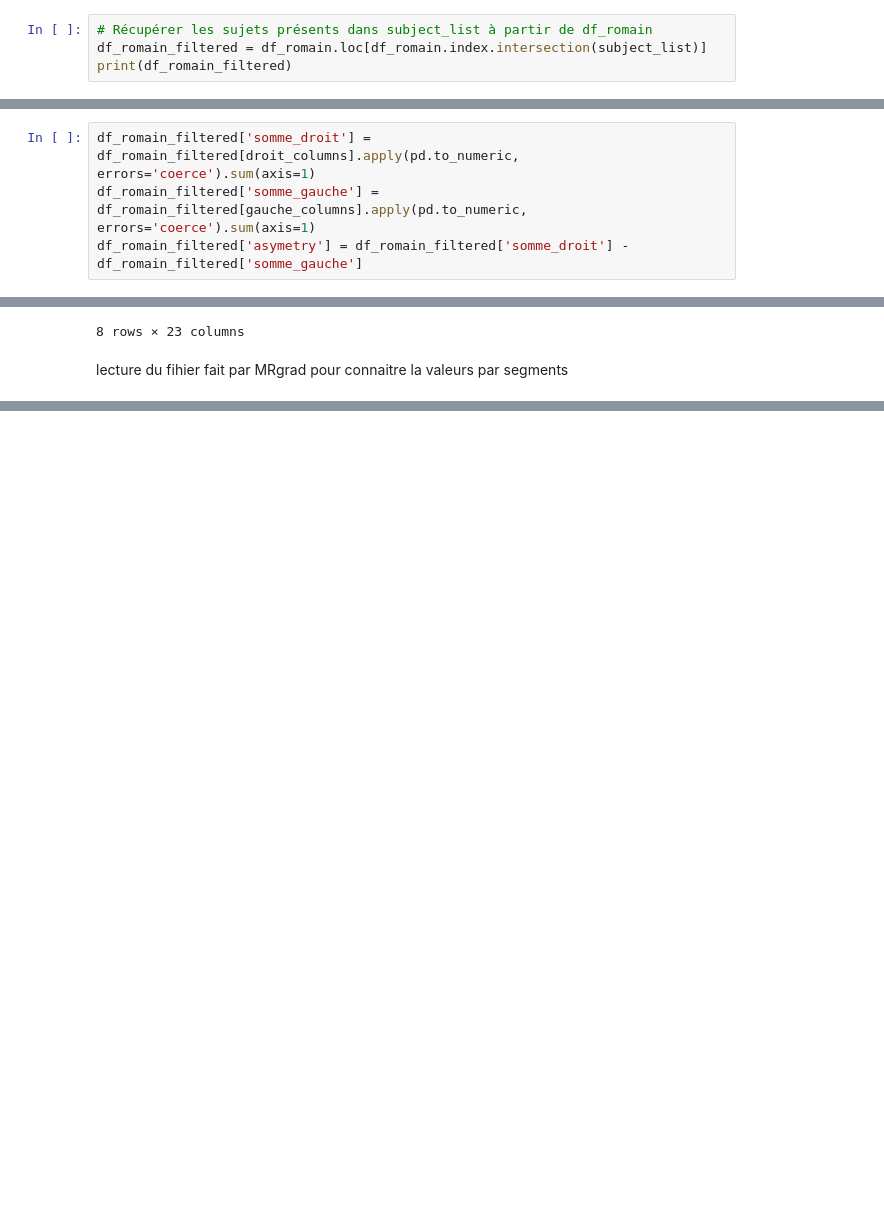
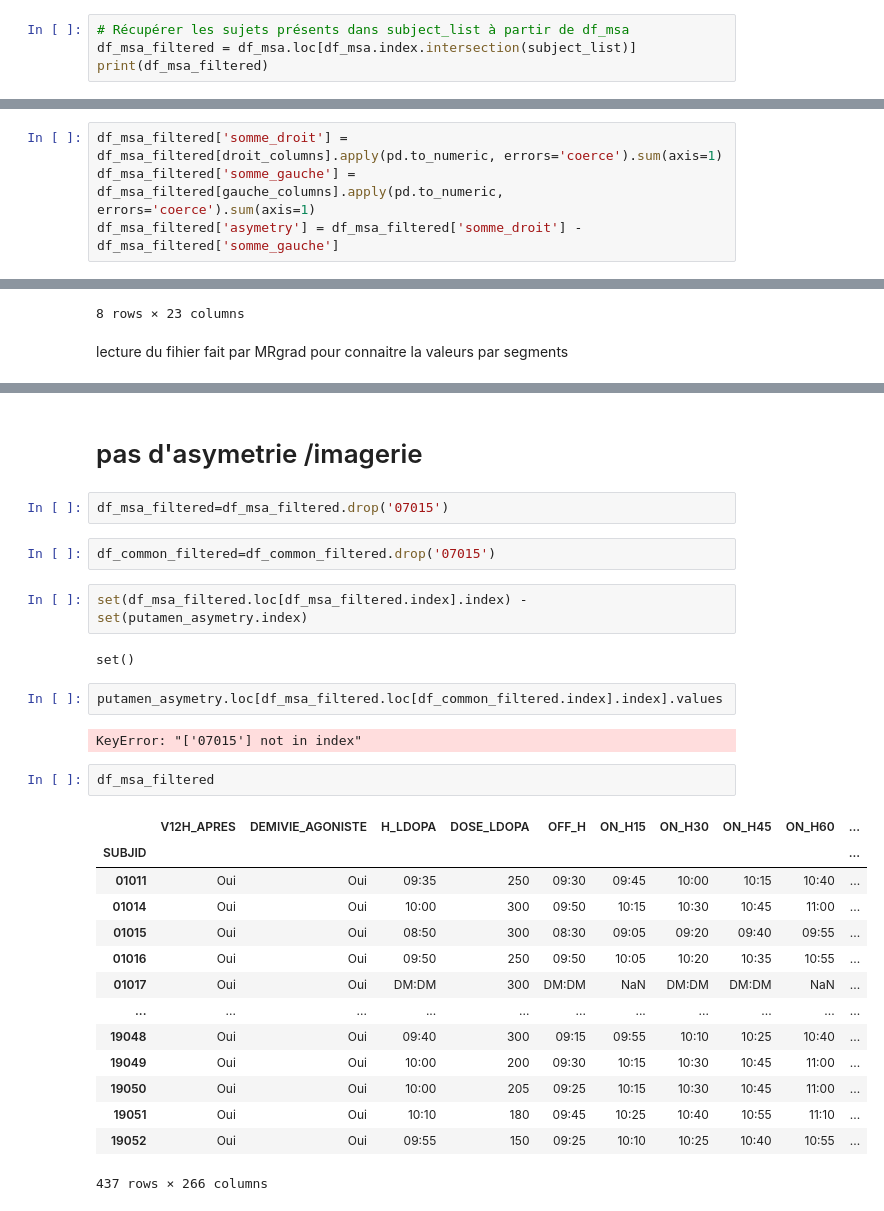
Before and after one commit to RomainViardLille/LiiFE, a Jupyter notebook: Predistim_asymetry.ipynb, the cells around one changed output, grey strips where cells are left out. Cells and saved outputs as stored; diff of their text form; blank space fills up the shorter version.

```diff
--- a/Predistim_asymetry.ipynb
+++ b/Predistim_asymetry.ipynb
@@ -611,9 +597,9 @@ print(subject_list)
 # %% [markdown]
 intersection des listes
 # %%
-# Récupérer les sujets présents dans subject_list à partir de df_romain
-df_romain_filtered = df_romain.loc[df_romain.index.intersection(subject_list)]
-print(df_romain_filtered)
+# Récupérer les sujets présents dans subject_list à partir de df_msa
+df_msa_filtered = df_msa.loc[df_msa.index.intersection(subject_list)]
+print(df_msa_filtered)
 # %% [output]
        V12H_APRES DEMIVIE_AGONISTE H_LDOPA DOSE_LDOPA  OFF_H ON_H15 ON_H30  \
 SUBJID
@@ -635,6 +621,6 @@ SUBJID
 # %% [markdown]
 on somme les colonnes à gauche et à droite
 # %%
-df_romain_filtered['somme_droit'] = df_romain_filtered[droit_columns].apply(pd.to_numeric, errors='coerce').sum(axis=1)
-df_romain_filtered['somme_gauche'] = df_romain_filtered[gauche_columns].apply(pd.to_numeric, errors='coerce').sum(axis=1)
-df_romain_filtered['asymetry'] = df_romain_filtered['somme_droit'] - df_romain_filtered['somme_gauche']
+df_msa_filtered['somme_droit'] = df_msa_filtered[droit_columns].apply(pd.to_numeric, errors='coerce').sum(axis=1)
+df_msa_filtered['somme_gauche'] = df_msa_filtered[gauche_columns].apply(pd.to_numeric, errors='coerce').sum(axis=1)
+df_msa_filtered['asymetry'] = df_msa_filtered['somme_droit'] - df_msa_filtered['somme_gauche']
@@ -818,0 +831,31 @@ Length: 438, dtype: float64
+# %% [markdown]
+# pas d'asymetrie /imagerie
+# %%
+df_msa_filtered=df_msa_filtered.drop('07015')
+# %%
+df_common_filtered=df_common_filtered.drop('07015')
+# %%
+set(df_msa_filtered.loc[df_msa_filtered.index].index) - set(putamen_asymetry.index)
+# %% [output]
+set()
+# %%
+putamen_asymetry.loc[df_msa_filtered.loc[df_common_filtered.index].index].values
+# %% [output]
+KeyError: "['07015'] not in index"
+# %%
+df_msa_filtered
+# %% [output]
+|  | V12H_APRES | DEMIVIE_AGONISTE | H_LDOPA | DOSE_LDOPA | OFF_H | ON_H15 | ON_H30 | ON_H45 | ON_H60 | ... |
+| SUBJID |  |  |  |  |  |  |  |  |  | ... |
+| 01011 | Oui | Oui | 09:35 | 250 | 09:30 | 09:45 | 10:00 | 10:15 | 10:40 | ... |
+| 01014 | Oui | Oui | 10:00 | 300 | 09:50 | 10:15 | 10:30 | 10:45 | 11:00 | ... |
+| 01015 | Oui | Oui | 08:50 | 300 | 08:30 | 09:05 | 09:20 | 09:40 | 09:55 | ... |
+| 01016 | Oui | Oui | 09:50 | 250 | 09:50 | 10:05 | 10:20 | 10:35 | 10:55 | ... |
+| 01017 | Oui | Oui | DM:DM | 300 | DM:DM | NaN | DM:DM | DM:DM | NaN | ... |
+| ... | ... | ... | ... | ... | ... | ... | ... | ... | ... | ... |
+| 19048 | Oui | Oui | 09:40 | 300 | 09:15 | 09:55 | 10:10 | 10:25 | 10:40 | ... |
+| 19049 | Oui | Oui | 10:00 | 200 | 09:30 | 10:15 | 10:30 | 10:45 | 11:00 | ... |
+| 19050 | Oui | Oui | 10:00 | 205 | 09:25 | 10:15 | 10:30 | 10:45 | 11:00 | ... |
+| 19051 | Oui | Oui | 10:10 | 180 | 09:45 | 10:25 | 10:40 | 10:55 | 11:10 | ... |
+| 19052 | Oui | Oui | 09:55 | 150 | 09:25 | 10:10 | 10:25 | 10:40 | 10:55 | ... |
+437 rows × 266 columns
```
Also changed, not shown: parts of 23 cells of this notebook.
